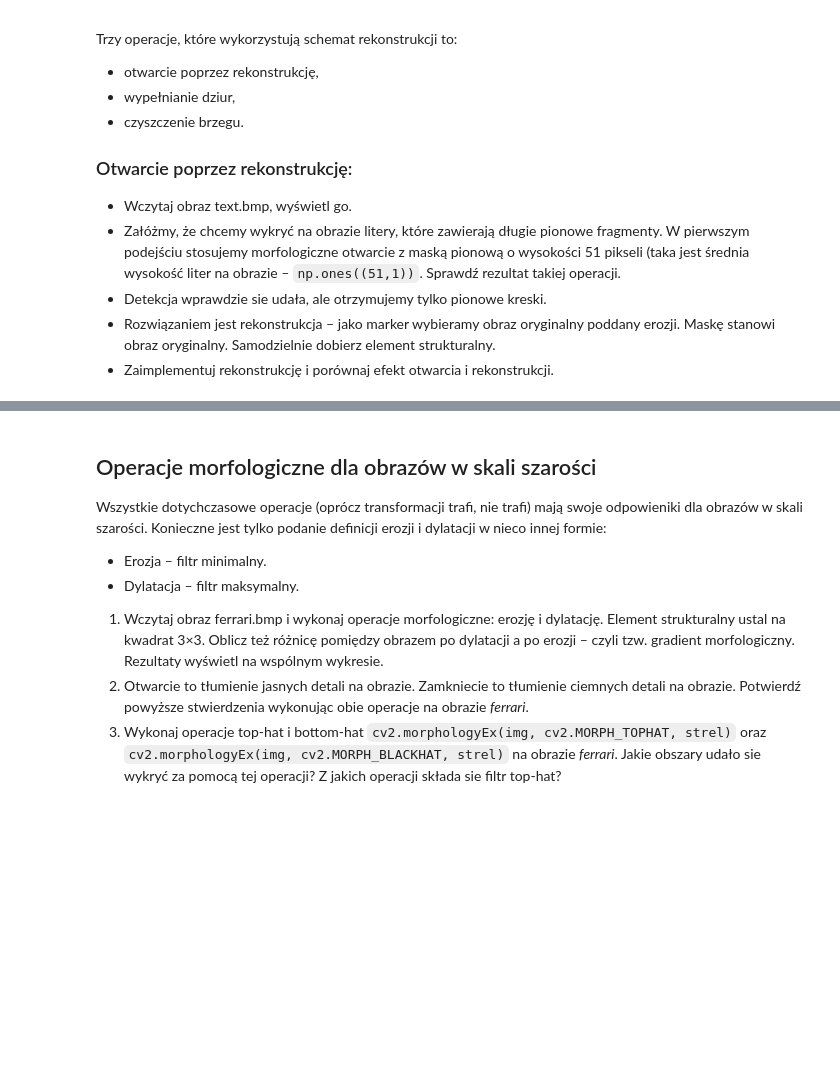
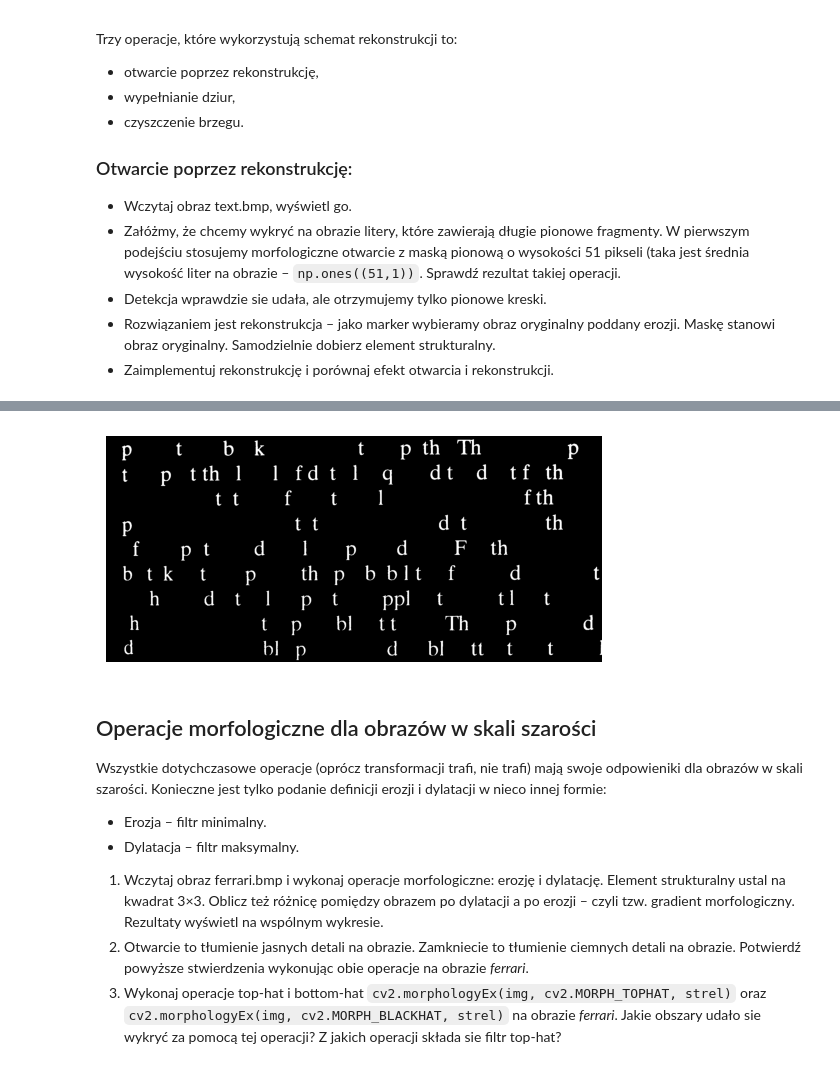
Before and after one commit to krudny/Image-processing, a Jupyter notebook: Lab7-morphology/10_morphology.ipynb, the cells around one changed output, grey strips where cells are left out. Drawn from its saved outputs; the diff is of its cells as text; code cells hidden in the pictures; blank space fills up the shorter version.

Commit message:
Thinning and reconstruction

```diff
--- a/Lab7-morphology/10_morphology.ipynb
+++ b/Lab7-morphology/10_morphology.ipynb
@@ -234,3 +247,25 @@ Trzy operacje, które wykorzystują schemat rekonstrukcji to:
+# %%
+def reconstruct(img, erosion_struct, dilation_struct):
+    eroded = cv2.erode(img, erosion_struct)
+    last = eroded
+
+    while True:
+        dilated = cv2.dilate(last, dilation_struct)
+        reconstructed = cv2.bitwise_and(dilated, img)
+
+        difference = cv2.subtract(reconstructed, last)
+        if not np.any(difference):
+            break
+
+        last = reconstructed
+
+    return reconstructed
+
+dilation_struct = cv2.getStructuringElement(cv2.MORPH_RECT, (3, 3))
+reconstructed = reconstruct(text, kernel, dilation_struct)
+plot_img(reconstructed)
+# %% [output]
+[figure, added]
 # %% [markdown]
 ## Operacje morfologiczne dla obrazów w skali szarości
 
```
Also changed, not shown: parts of 3 cells of this notebook.
